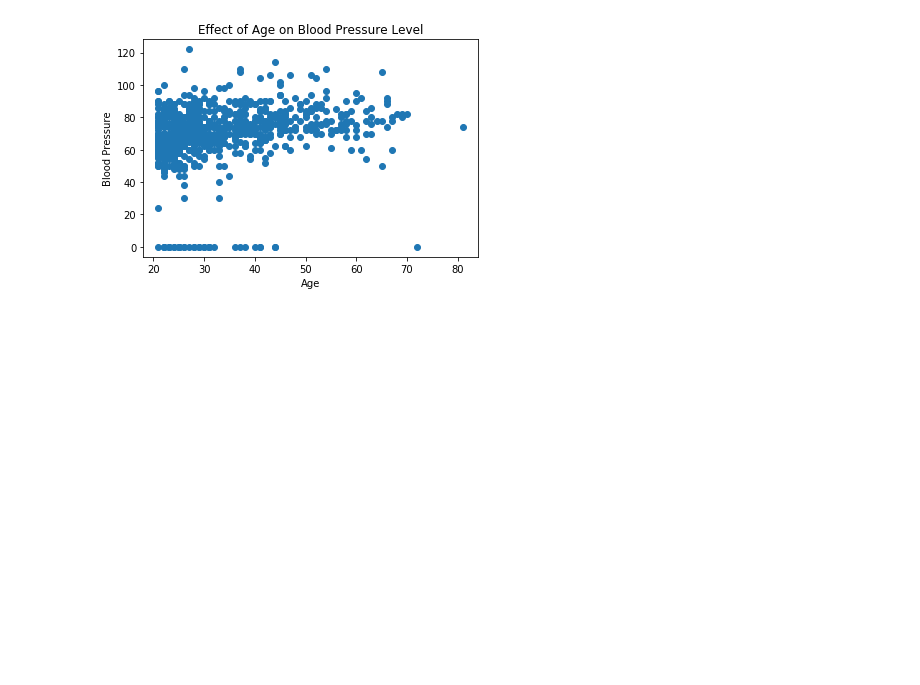
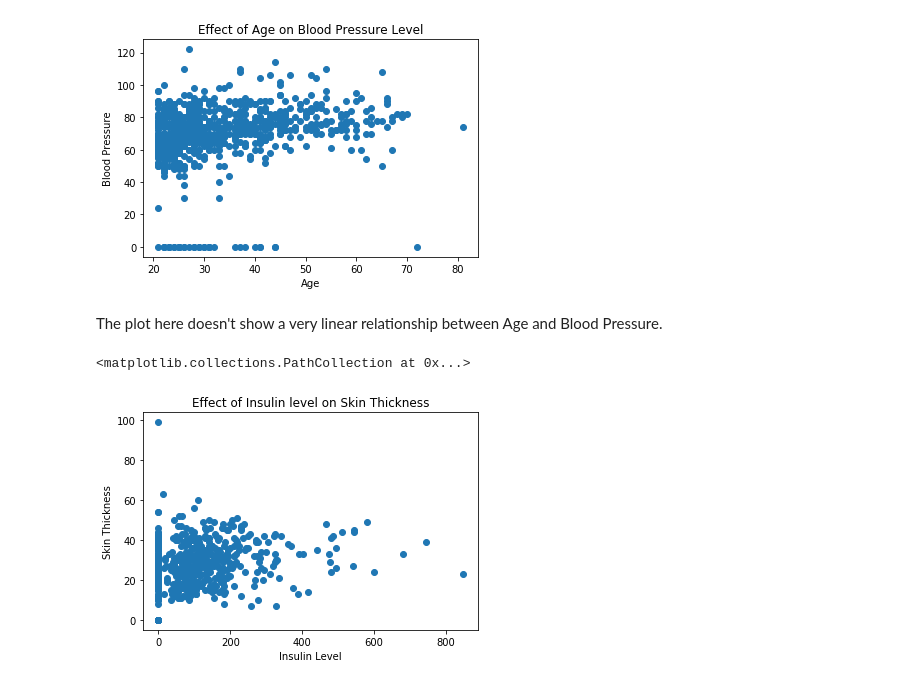
Before and after one commit to ArmanHussainDS/Diabetes, a Jupyter notebook: Diabetes.ipynb, the cells around one changed output. Saved outputs shown, nothing was run; the diff lists cells and outputs as text; code cells hidden in the pictures; blank space fills up the shorter version.

Commit message:
Graph 2

```diff
--- a/Diabetes.ipynb
+++ b/Diabetes.ipynb
@@ -157,3 +159,19 @@ plt.scatter(x,y)
 # %% [output]
 <matplotlib.collections.PathCollection at 0x...>
 [figure]
+# %% [markdown]
+The plot here doesn't show a very linear relationship between Age and Blood Pressure.
+# %%
+#We will show how insulin has an effect on skin thickness
+
+x1 = diabetes['Insulin']
+y1 = diabetes['SkinThickness']
+
+plt.xlabel('Insulin Level')
+plt.ylabel('Skin Thickness')
+plt.title('Effect of Insulin level on Skin Thickness')
+
+plt.scatter(x1,y1)
+# %% [output]
+<matplotlib.collections.PathCollection at 0x...>
+[figure, added]
```
Also changed, not shown: parts of 1 cell of this notebook.
